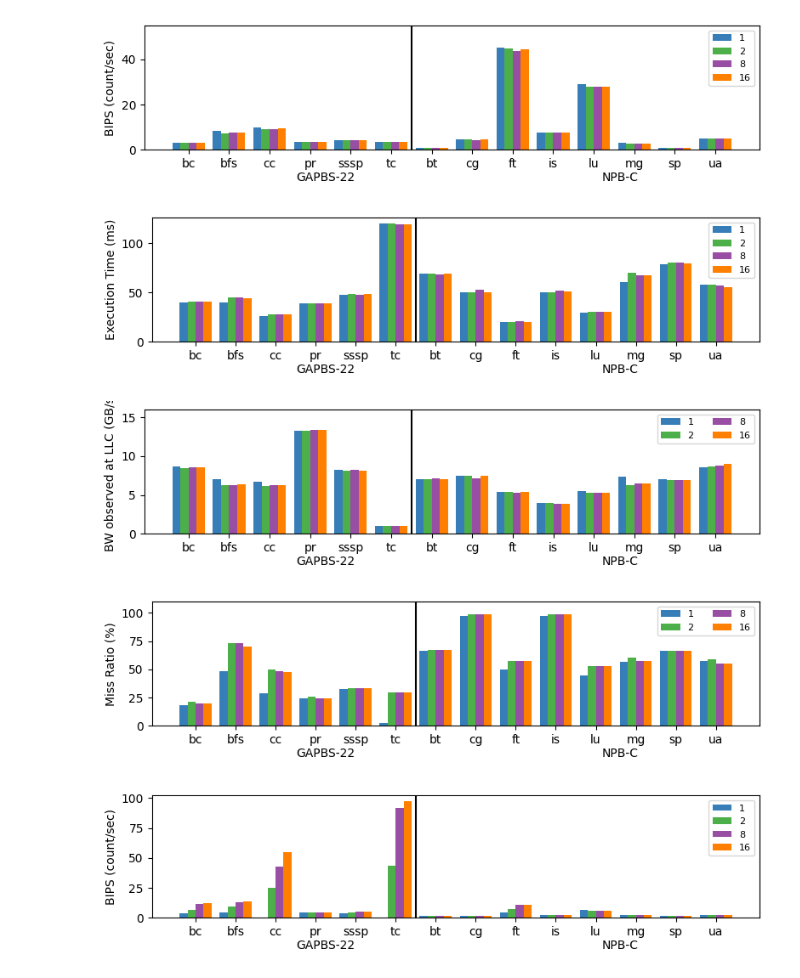
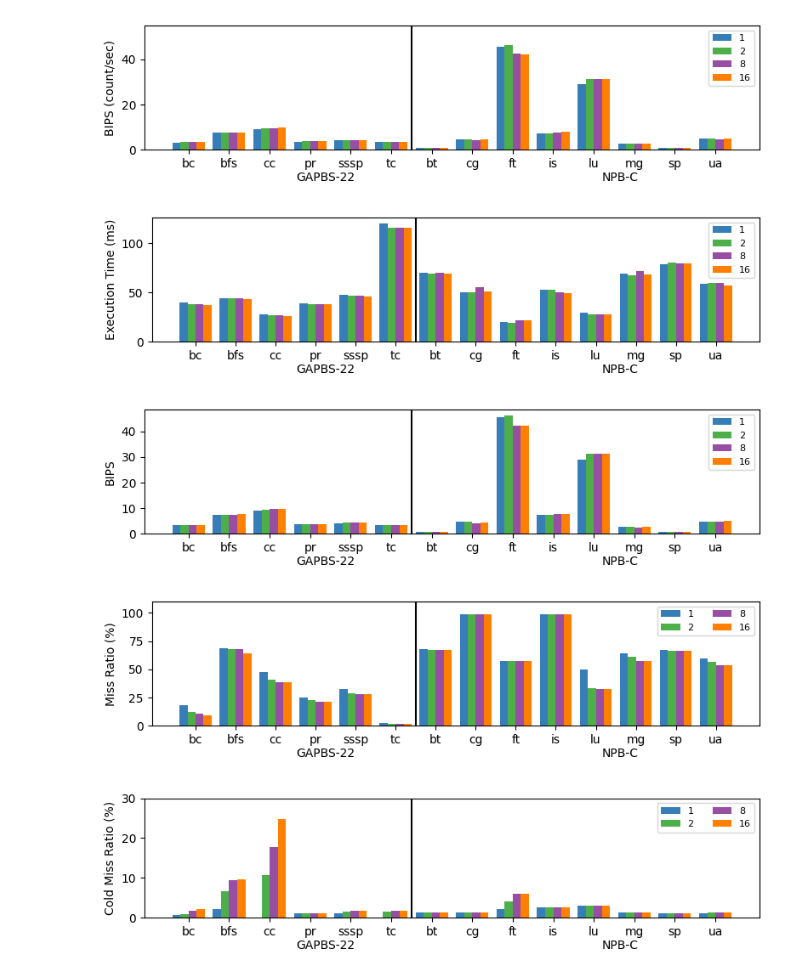
Before and after one commit to darchr/dramCacheController, a Jupyter notebook: set-associative-data-plots.ipynb, the cells around one changed output. Cells and saved outputs as stored; diff of their text form; code cells hidden in the pictures.

Commit message:
data plots

```diff
--- a/set-associative-data-plots.ipynb
+++ b/set-associative-data-plots.ipynb
@@ -221,14 +221,14 @@ def creatDataFrame(dataDir, suite, index):
                       df['farAvgRdBW'].astype(float) + df['farAvgWrBW'].astype(float)) / ((df['avgRdBWSys'].astype(float) + df['avgWrBWSys'].astype(float)) / 1000000)
     return df
 # %%
-df_gap22_dc_1 = creatDataFrame("/home/babaie/projects/rambusDesign/x86Fixed/set-Assoc-Res-Correct/128MiB_16GB_g22_nC/1/GAPBS", "GAPBS", [1,1,1,1,1,1])
-df_npbC_dc_1 = creatDataFrame("/home/babaie/projects/rambusDesign/x86Fixed/set-Assoc-Res-Correct/128MiB_16GB_g22_nC/1/NPB", "NPB", [1,1,1,1,1,1,1,1])
-df_gap22_dc_2 = creatDataFrame("/home/babaie/projects/rambusDesign/x86Fixed/set-Assoc-Res-Correct/128MiB_16GB_g22_nC/2/GAPBS", "GAPBS", [1,1,1,1,1,1])
-df_npbC_dc_2 = creatDataFrame("/home/babaie/projects/rambusDesign/x86Fixed/set-Assoc-Res-Correct/128MiB_16GB_g22_nC/2/NPB", "NPB",[1,1,1,1,1,1,1,1])
-df_gap22_dc_8 = creatDataFrame("/home/babaie/projects/rambusDesign/x86Fixed/set-Assoc-Res-Correct/128MiB_16GB_g22_nC/8/GAPBS", "GAPBS", [1,1,1,1,1,1])
-df_npbC_dc_8 = creatDataFrame("/home/babaie/projects/rambusDesign/x86Fixed/set-Assoc-Res-Correct/128MiB_16GB_g22_nC/8/NPB", "NPB",[1,1,1,1,1,1,1,1])
-df_gap22_dc_16 = creatDataFrame("/home/babaie/projects/rambusDesign/x86Fixed/set-Assoc-Res-Correct/128MiB_16GB_g22_nC/16/GAPBS", "GAPBS", [1,1,1,1,1,1,1,1])
-df_npbC_dc_16 = creatDataFrame("/home/babaie/projects/rambusDesign/x86Fixed/set-Assoc-Res-Correct/128MiB_16GB_g22_nC/16/NPB", "NPB", [1,1,1,1,1,1,1,1])
+df_gap22_dc_1 = creatDataFrame("/home/babaie/projects/rambusDesign/x86Fixed/set-Assoc-Res-Correct2/128MiB_16GB_g22_nC/1/GAPBS", "GAPBS", [1,1,1,1,1,1])
+df_npbC_dc_1 = creatDataFrame("/home/babaie/projects/rambusDesign/x86Fixed/set-Assoc-Res-Correct2/128MiB_16GB_g22_nC/1/NPB", "NPB", [1,1,1,1,1,1,1,1])
+df_gap22_dc_2 = creatDataFrame("/home/babaie/projects/rambusDesign/x86Fixed/set-Assoc-Res-Correct2/128MiB_16GB_g22_nC/2/GAPBS", "GAPBS", [1,1,1,1,1,1])
+df_npbC_dc_2 = creatDataFrame("/home/babaie/projects/rambusDesign/x86Fixed/set-Assoc-Res-Correct2/128MiB_16GB_g22_nC/2/NPB", "NPB",[1,1,1,1,1,1,1,1])
+df_gap22_dc_8 = creatDataFrame("/home/babaie/projects/rambusDesign/x86Fixed/set-Assoc-Res-Correct2/128MiB_16GB_g22_nC/8/GAPBS", "GAPBS", [1,1,1,1,1,1])
+df_npbC_dc_8 = creatDataFrame("/home/babaie/projects/rambusDesign/x86Fixed/set-Assoc-Res-Correct2/128MiB_16GB_g22_nC/8/NPB", "NPB",[1,1,1,1,1,1,1,1])
+df_gap22_dc_16 = creatDataFrame("/home/babaie/projects/rambusDesign/x86Fixed/set-Assoc-Res-Correct2/128MiB_16GB_g22_nC/16/GAPBS", "GAPBS", [1,1,1,1,1,1,1,1])
+df_npbC_dc_16 = creatDataFrame("/home/babaie/projects/rambusDesign/x86Fixed/set-Assoc-Res-Correct2/128MiB_16GB_g22_nC/16/NPB", "NPB", [1,1,1,1,1,1,1,1])
 # %%
 app_gap = df_gap22_dc_1['app']
 gap_1 = df_gap22_dc_1['BIPS']
@@ -270,7 +270,7 @@ plt.legend(fontsize=8, ncol=1)
 plt.tight_layout()
 #plt.savefig("../figures/cs1_all_bips.pdf")
 # %% [output]
-[figure, old version]
+[figure, new version]
 # %%
 app_gap = df_gap22_dc_1['app']
 gap_1 = df_gap22_dc_1['simSeconds'].astype(float)*1000
@@ -312,49 +312,49 @@ plt.legend(fontsize=8, ncol=1)
 plt.tight_layout()
 #plt.savefig("../figures/cs1_all_bips.pdf")
 # %% [output]
-[figure, old version]
+[figure, new version]
 # %%
 app_gap = df_gap22_dc_1['app']
-gap_1 = df_gap22_dc_1['totBW']
-gap_2 = df_gap22_dc_2['totBW']
-gap_8 = df_gap22_dc_8['totBW']
-gap_16 = df_gap22_dc_16['totBW']
+gap_1 = df_gap22_dc_1['BIPS']
+gap_2 = df_gap22_dc_2['BIPS']
+gap_8 = df_gap22_dc_8['BIPS']
+gap_16 = df_gap22_dc_16['BIPS']
 
 # Multi bar Chart
 fig = plt.figure()
 fig.set_size_inches(8,2)
 
-plt.ylim([0,16])
+#plt.ylim([0,200])
 for i,app in enumerate(app_gap):
     plt.bar(i*5,   gap_1[i],   width=1, color=cmap(1), label='1' if i==0 else None)
     plt.bar(i*5+1, gap_2[i],   width=1, color=cmap(2), label='2' if i==0 else None)
     plt.bar(i*5+2, gap_8[i],   width=1, color=cmap(3), label='8' if i==0 else None)
     plt.bar(i*5+3, gap_16[i],  width=1, color=cmap(4), label='16' if i==0 else None)
 
 offset = i*6-1
 app_npb = df_npbC_dc_1['app']
-npb_1 = df_npbC_dc_1['totBW']
-npb_2 = df_npbC_dc_2['totBW']
-npb_8 = df_npbC_dc_8['totBW']
-npb_16 = df_npbC_dc_16['totBW']
+npb_1 = df_npbC_dc_1['BIPS']
+npb_2 = df_npbC_dc_2['BIPS']
+npb_8 = df_npbC_dc_8['BIPS']
+npb_16 = df_npbC_dc_16['BIPS']
 for i,app in enumerate(app_npb):
     plt.bar(offset+i*5+1,   npb_1[i],     width=1, color=cmap(1))
     plt.bar(offset+i*5+2,   npb_2[i],   width=1, color=cmap(2))
     plt.bar(offset+i*5+3,   npb_8[i],   width=1, color=cmap(3))
     plt.bar(offset+i*5+4,   npb_16[i],   width=1, color=cmap(4))
 
 plt.figtext(0.3, 0.01, "GAPBS-22")
 plt.figtext(0.75, 0.01, "NPB-C")
 
 plt.xticks(np.arange(14)*5+1.5, list(app_gap)+list(app_npb))
 plt.axvline(x=offset, color='black')
 
-plt.ylabel("BW observed at LLC (GB/s)")
-plt.legend(fontsize=8, ncol=2)
+plt.ylabel("BIPS")
+plt.legend(fontsize=8, ncol=1)
 plt.tight_layout()
 #plt.savefig("../figures/cs1_all_bips.pdf")
 # %% [output]
-[figure, old version]
+[figure, new version]
 # %%
 app_gap = df_gap22_dc_1['app']
 gap_1 = 100 * df_gap22_dc_1['numTotMisses'].astype(float) / (df_gap22_dc_1['numTotMisses'].astype(float)+df_gap22_dc_1['numTotHits'].astype(float))
@@ -398,19 +398,20 @@ plt.legend(fontsize=8, ncol=2)
 plt.tight_layout()
 #plt.savefig("../figures/cs1_all_bips.pdf")
 # %% [output]
-[figure, old version]
+[figure, new version]
 # %%
 app_gap = df_gap22_dc_1['app']
-gap_1 = df_gap22_dc_1['coldRate']
-gap_2 = df_gap22_dc_2['coldRate']
-gap_8 = df_gap22_dc_8['coldRate']
-gap_16 = df_gap22_dc_16['coldRate']
+gap_1 = 100 * df_gap22_dc_1['numColdMisses'].astype(float) / (df_gap22_dc_1['numTotMisses'].astype(float)+df_gap22_dc_1['numTotHits'].astype(float))
+gap_2 = 100 * df_gap22_dc_2['numColdMisses'].astype(float) / (df_gap22_dc_2['numTotMisses'].astype(float)+df_gap22_dc_2['numTotHits'].astype(float))
+gap_8 = 100 * df_gap22_dc_8['numColdMisses'].astype(float) / (df_gap22_dc_8['numTotMisses'].astype(float)+df_gap22_dc_8['numTotHits'].astype(float))
+gap_16 = 100 * df_gap22_dc_16['numColdMisses'].astype(float) / (df_gap22_dc_16['numTotMisses'].astype(float)+df_gap22_dc_16['numTotHits'].astype(float))
+
 
 # Multi bar Chart
 fig = plt.figure()
 fig.set_size_inches(8,2)
 
-#plt.ylim([0,55])
+plt.ylim([0,30])
 for i,app in enumerate(app_gap):
     plt.bar(i*5,   gap_1[i],   width=1, color=cmap(1), label='1' if i==0 else None)
     plt.bar(i*5+1, gap_2[i],   width=1, color=cmap(2), label='2' if i==0 else None)
@@ -419,10 +420,11 @@ for i,app in enumerate(app_gap):
 
 offset = i*6-1
 app_npb = df_npbC_dc_1['app']
-npb_1 = df_npbC_dc_1['coldRate']
-npb_2 = df_npbC_dc_2['coldRate']
-npb_8 = df_npbC_dc_8['coldRate']
-npb_16 = df_npbC_dc_16['coldRate']
+npb_1 = 100 * df_npbC_dc_1['numColdMisses'].astype(float) / (df_npbC_dc_1['numTotMisses'].astype(float)+df_npbC_dc_1['numTotHits'].astype(float))
+npb_2 = 100 * df_npbC_dc_2['numColdMisses'].astype(float) / (df_npbC_dc_2['numTotMisses'].astype(float)+df_npbC_dc_2['numTotHits'].astype(float))
+npb_8 = 100 * df_npbC_dc_8['numColdMisses'].astype(float) / (df_npbC_dc_8['numTotMisses'].astype(float)+df_npbC_dc_8['numTotHits'].astype(float))
+npb_16 = 100 * df_npbC_dc_16['numColdMisses'].astype(float) / (df_npbC_dc_16['numTotMisses'].astype(float)+df_npbC_dc_16['numTotHits'].astype(float))
+
 for i,app in enumerate(app_npb):
     plt.bar(offset+i*5+1,   npb_1[i],     width=1, color=cmap(1))
     plt.bar(offset+i*5+2,   npb_2[i],   width=1, color=cmap(2))
@@ -435,9 +437,9 @@ plt.figtext(0.75, 0.01, "NPB-C")
 plt.xticks(np.arange(14)*5+1.5, list(app_gap)+list(app_npb))
 plt.axvline(x=offset, color='black')
 
-plt.ylabel("BIPS (count/sec)")
-plt.legend(fontsize=8, ncol=1)
+plt.ylabel("Cold Miss Ratio (%)")
+plt.legend(fontsize=8, ncol=2)
 plt.tight_layout()
 #plt.savefig("../figures/cs1_all_bips.pdf")
 # %% [output]
-[figure, old version]
+[figure, new version]
```
